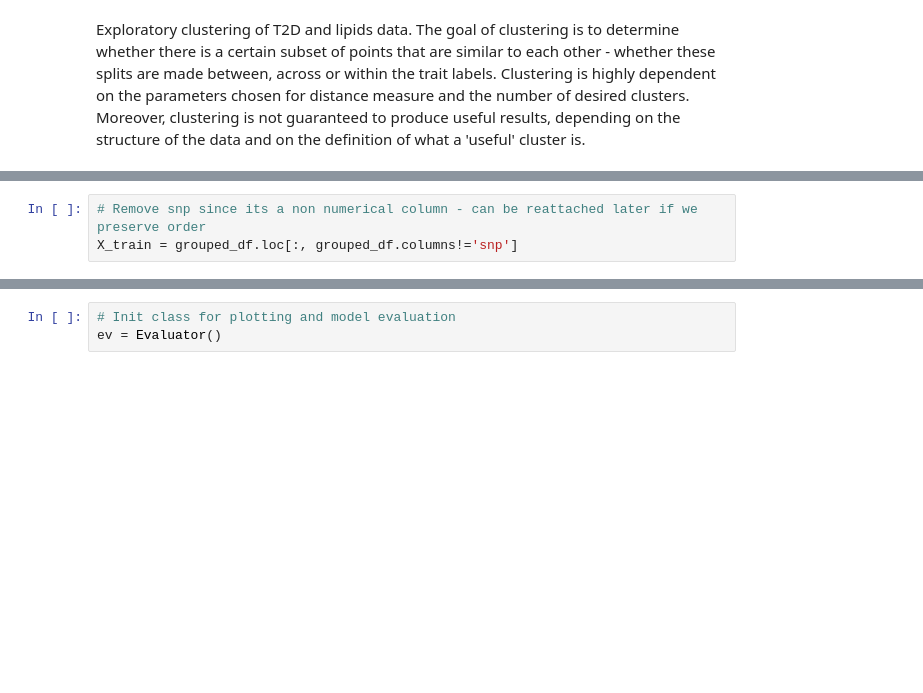
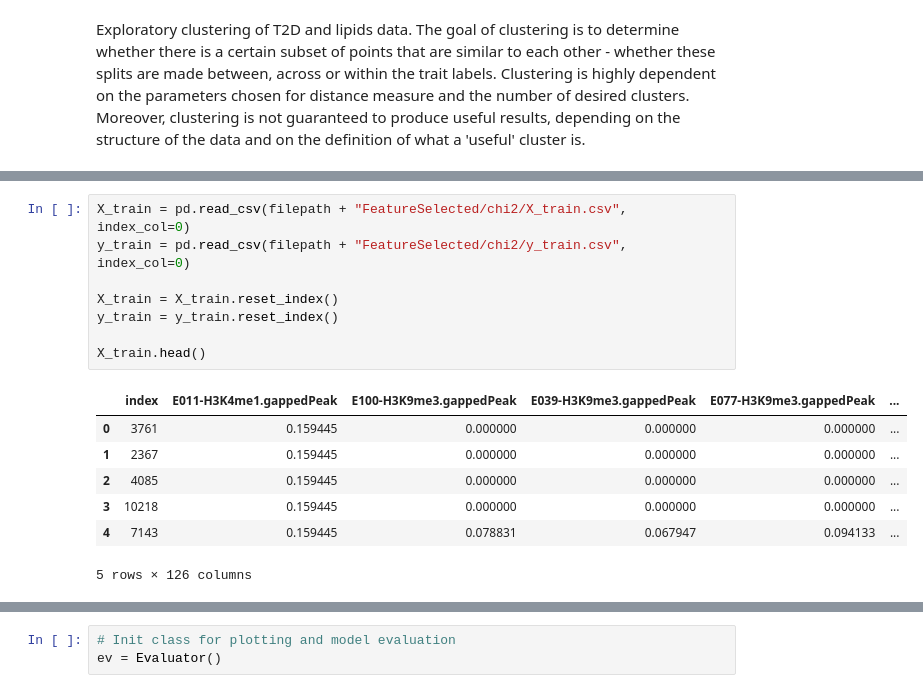
Before and after one commit to kaushik316/T2D_Models, a Jupyter notebook: src/notebooks/Clustering.ipynb, the cells around one changed output, grey strips where cells are left out. Drawn from its saved outputs; the diff is of its cells as text; blank space fills up the shorter version.

```diff
--- a/src/notebooks/Clustering.ipynb
+++ b/src/notebooks/Clustering.ipynb
@@ -40,3 +27,16 @@ grouped_df.head()
-# %%
-# Remove snp since its a non numerical column - can be reattached later if we preserve order
-X_train = grouped_df.loc[:, grouped_df.columns!='snp']
+# %%
+X_train = pd.read_csv(filepath + "FeatureSelected/chi2/X_train.csv", index_col=0)
+y_train = pd.read_csv(filepath + "FeatureSelected/chi2/y_train.csv", index_col=0)
+
+X_train = X_train.reset_index()
+y_train = y_train.reset_index()
+
+X_train.head()
+# %% [output]
+|  | index | E011-H3K4me1.gappedPeak | E100-H3K9me3.gappedPeak | E039-H3K9me3.gappedPeak | E077-H3K9me3.gappedPeak | ... |
+| 0 | 3761 | 0.159445 | 0.000000 | 0.000000 | 0.000000 | ... |
+| 1 | 2367 | 0.159445 | 0.000000 | 0.000000 | 0.000000 | ... |
+| 2 | 4085 | 0.159445 | 0.000000 | 0.000000 | 0.000000 | ... |
+| 3 | 10218 | 0.159445 | 0.000000 | 0.000000 | 0.000000 | ... |
+| 4 | 7143 | 0.159445 | 0.078831 | 0.067947 | 0.094133 | ... |
+5 rows × 126 columns
```
Also changed, not shown: parts of 23 cells of this notebook, 4 other files.
